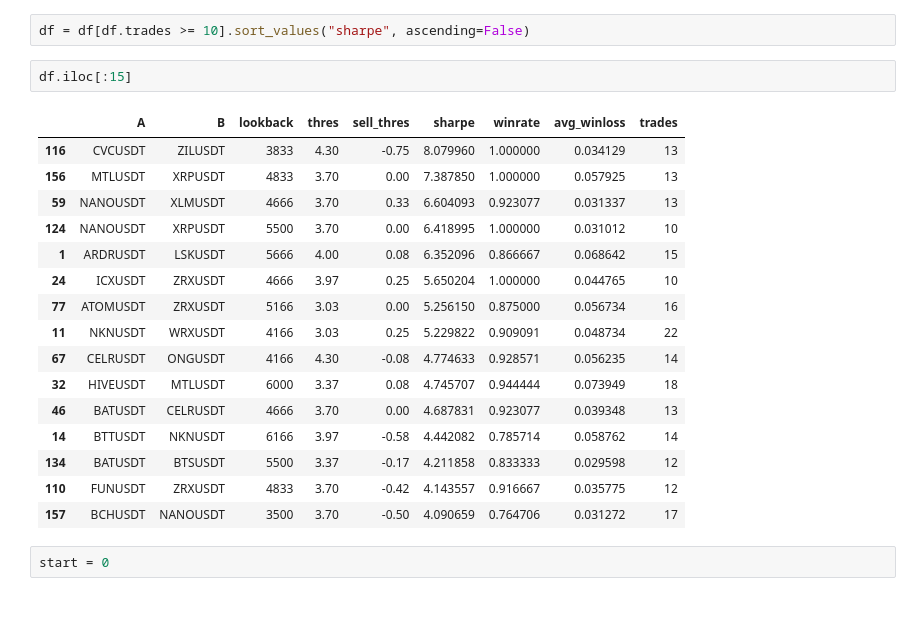
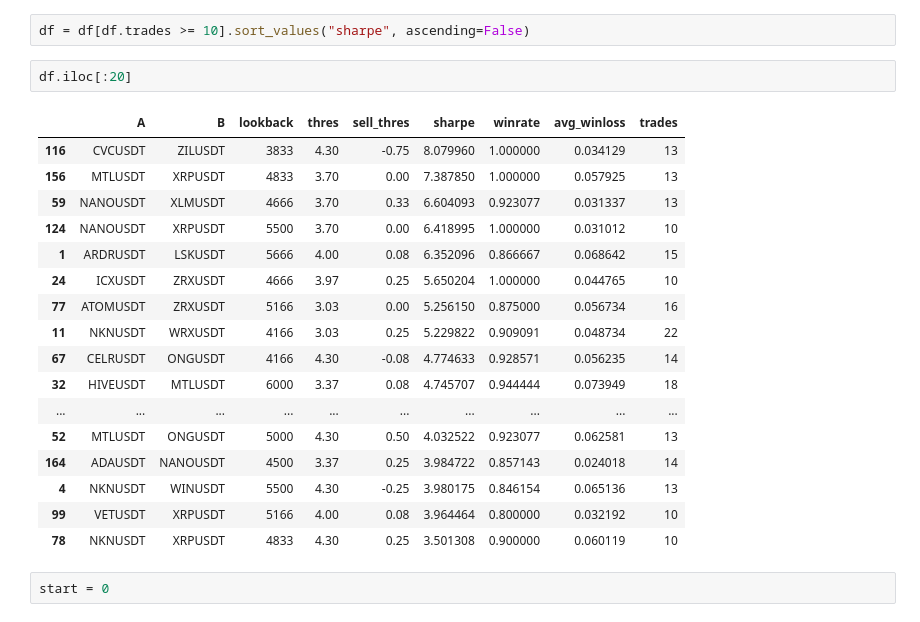
Before and after one commit to sunnymnie/crypto-printer, a Jupyter notebook: discovery/results-visualizer.ipynb, the cells around one changed output. Saved outputs shown, nothing was run; the diff lists cells and outputs as text.

```diff
--- a/discovery/results-visualizer.ipynb
+++ b/discovery/results-visualizer.ipynb
@@ -31,24 +23,25 @@ len(df)
 # %%
 df = df[df.trades >= 10].sort_values("sharpe", ascending=False)
 # %%
-df.iloc[:15]
+df.iloc[:20]
 # %% [output]
 |  | A | B | lookback | thres | sell_thres | sharpe | winrate | avg_winloss | trades |
 | 116 | CVCUSDT | ZILUSDT | 3833 | 4.30 | -0.75 | 8.079960 | 1.000000 | 0.034129 | 13 |
 | 156 | MTLUSDT | XRPUSDT | 4833 | 3.70 | 0.00 | 7.387850 | 1.000000 | 0.057925 | 13 |
 | 59 | NANOUSDT | XLMUSDT | 4666 | 3.70 | 0.33 | 6.604093 | 0.923077 | 0.031337 | 13 |
 | 124 | NANOUSDT | XRPUSDT | 5500 | 3.70 | 0.00 | 6.418995 | 1.000000 | 0.031012 | 10 |
 | 1 | ARDRUSDT | LSKUSDT | 5666 | 4.00 | 0.08 | 6.352096 | 0.866667 | 0.068642 | 15 |
 | 24 | ICXUSDT | ZRXUSDT | 4666 | 3.97 | 0.25 | 5.650204 | 1.000000 | 0.044765 | 10 |
 | 77 | ATOMUSDT | ZRXUSDT | 5166 | 3.03 | 0.00 | 5.256150 | 0.875000 | 0.056734 | 16 |
 | 11 | NKNUSDT | WRXUSDT | 4166 | 3.03 | 0.25 | 5.229822 | 0.909091 | 0.048734 | 22 |
 | 67 | CELRUSDT | ONGUSDT | 4166 | 4.30 | -0.08 | 4.774633 | 0.928571 | 0.056235 | 14 |
 | 32 | HIVEUSDT | MTLUSDT | 6000 | 3.37 | 0.08 | 4.745707 | 0.944444 | 0.073949 | 18 |
-| 46 | BATUSDT | CELRUSDT | 4666 | 3.70 | 0.00 | 4.687831 | 0.923077 | 0.039348 | 13 |
-| 14 | BTTUSDT | NKNUSDT | 6166 | 3.97 | -0.58 | 4.442082 | 0.785714 | 0.058762 | 14 |
-| 134 | BATUSDT | BTSUSDT | 5500 | 3.37 | -0.17 | 4.211858 | 0.833333 | 0.029598 | 12 |
-| 110 | FUNUSDT | ZRXUSDT | 4833 | 3.70 | -0.42 | 4.143557 | 0.916667 | 0.035775 | 12 |
-| 157 | BCHUSDT | NANOUSDT | 3500 | 3.70 | -0.50 | 4.090659 | 0.764706 | 0.031272 | 17 |
+| ... | ... | ... | ... | ... | ... | ... | ... | ... | ... |
+| 52 | MTLUSDT | ONGUSDT | 5000 | 4.30 | 0.50 | 4.032522 | 0.923077 | 0.062581 | 13 |
+| 164 | ADAUSDT | NANOUSDT | 4500 | 3.37 | 0.25 | 3.984722 | 0.857143 | 0.024018 | 14 |
+| 4 | NKNUSDT | WINUSDT | 5500 | 4.30 | -0.25 | 3.980175 | 0.846154 | 0.065136 | 13 |
+| 99 | VETUSDT | XRPUSDT | 5166 | 4.00 | 0.08 | 3.964464 | 0.800000 | 0.032192 | 10 |
+| 78 | NKNUSDT | XRPUSDT | 4833 | 4.30 | 0.25 | 3.501308 | 0.900000 | 0.060119 | 10 |
 # %%
 start = 0
 # %%
```
Also changed, not shown: parts of 5 cells of this notebook, 3 other files.
